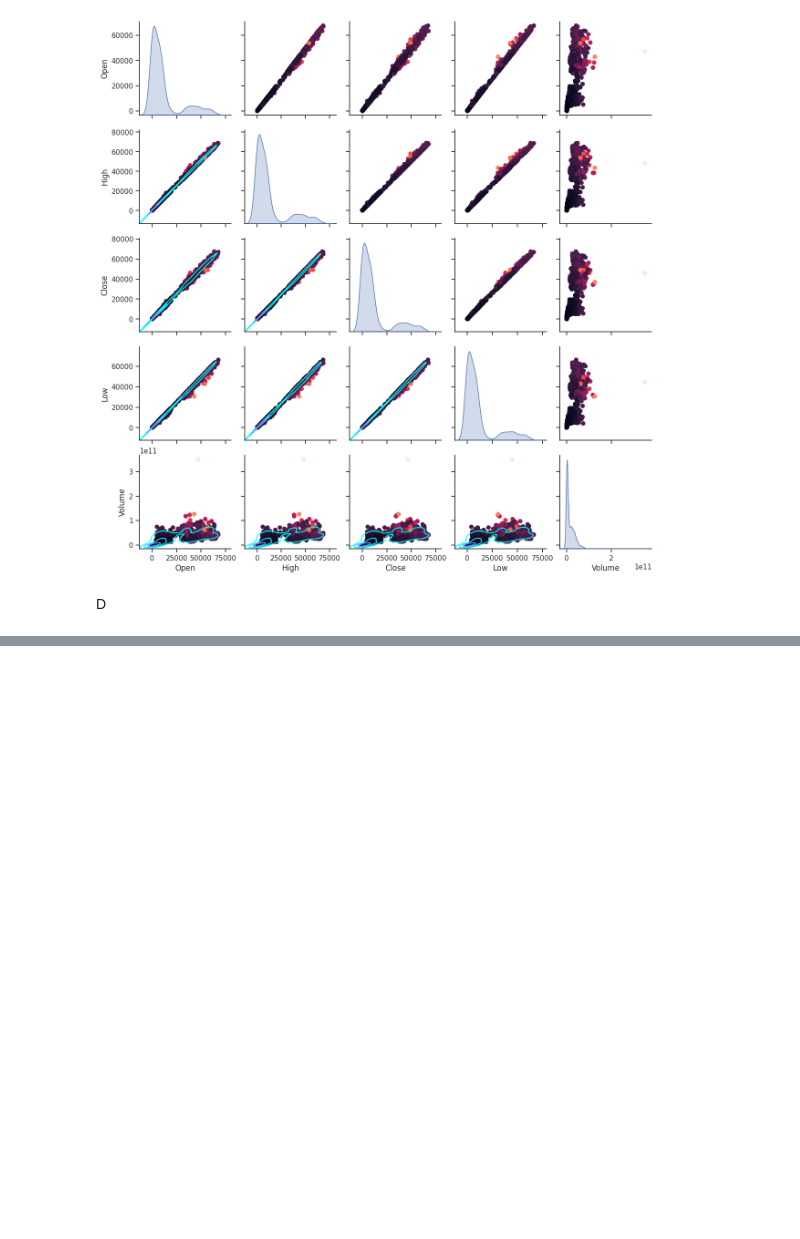
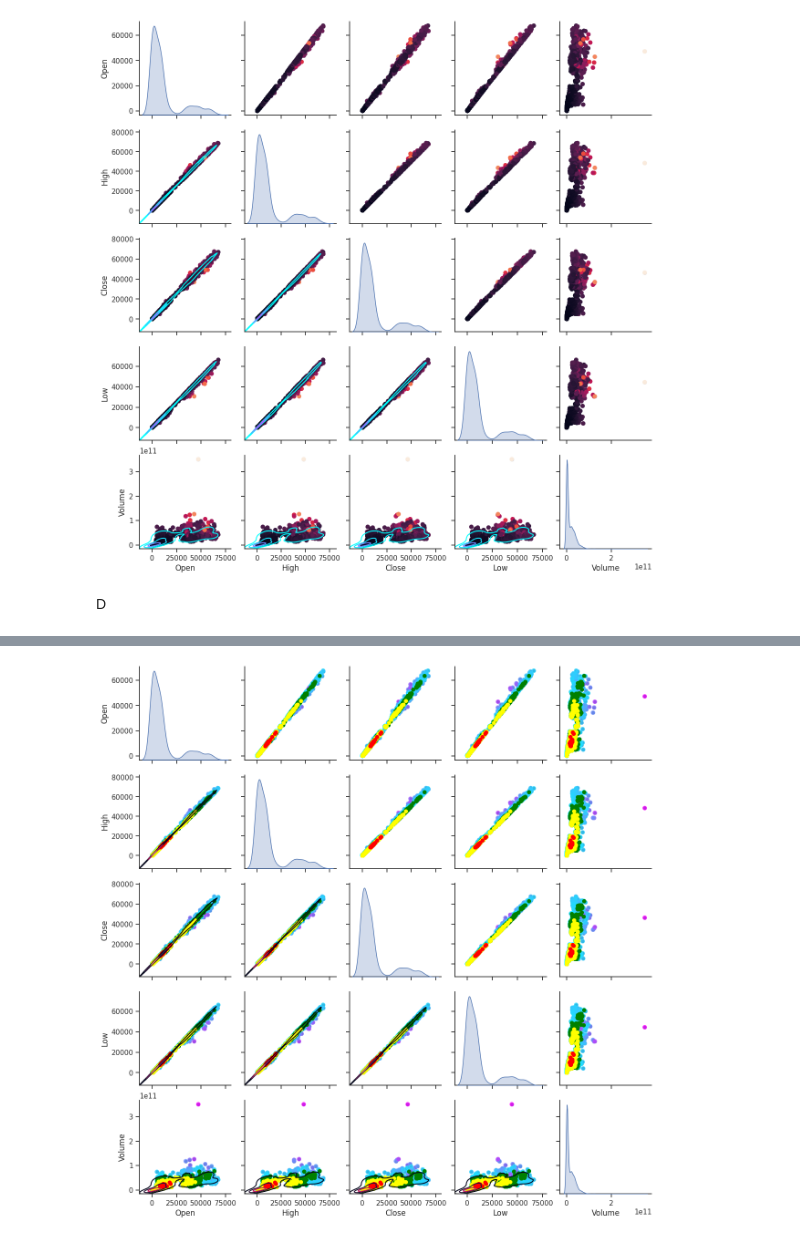
Before and after one commit to maestria-ds-eafit/Algebra_Taller2_Camilo_David, a Jupyter notebook: problem2.ipynb, the cells around one changed output, grey strips where cells are left out. Drawn from its saved outputs; the diff is of its cells as text; code cells hidden in the pictures; blank space fills up the shorter version.

```diff
--- a/problem2.ipynb
+++ b/problem2.ipynb
@@ -220,0 +187,55 @@ KeyError: 'A'
+# %%
+vector_medias = data2.mean()
+Z = data2 - vector_medias
+
+# Calcula la matriz inversa de covarianzas
+matriz_covarianzas = data2.cov()
+matriz_cov_inv = np.linalg.inv(matriz_covarianzas)
+
+def mahalanobis_distance(observation, mean, cov_inv):
+    diff = observation - mean
+    return np.sqrt(np.dot(np.dot(diff, cov_inv), diff))
+
+# Calcula las distancias de Mahalanobis para todas las observaciones
+distancias_mahalanobis = Z.apply(lambda row: mahalanobis_distance(row, vector_medias, matriz_cov_inv), axis=1)
+
+# Configura el estilo de seaborn
+sns.set(style="ticks")
+
+# Crea un pair plot
+pair_plot = sns.pairplot(data2, diag_kind="kde")
+
+# Itera sobre los subplots y colorea según la distancia de Mahalanobis
+for i, ax_row in enumerate(pair_plot.axes):
+    for j, ax in enumerate(ax_row):
+        if i != j:
+            x_label = ax.get_xlabel()
+            y_label = ax.get_ylabel()
+            x = data2[x_label]
+            y = data2[y_label]
+
+            # Colorea las observaciones según la distancia de Mahalanobis
+            ax.scatter(x, y, c=distancias_mahalanobis, cmap='cool', alpha=0.7)
+
+            radio = 3
+            bola_indices = distancias_mahalanobis <= radio
+            ax.scatter(x[bola_indices], y[bola_indices], c='green', marker='o', s=30, label='Dentro de la bola')
+            # Identifica la bola de radio 1
+
+            # Identifica la bola de radio 2
+            radio = 2
+            bola_indices = distancias_mahalanobis <= radio
+            ax.scatter(x[bola_indices], y[bola_indices], c='yellow', marker='o', s=30, label='Dentro de la bola')
+            # Identifica la bola de radio 1
+            radio = 1
+            bola_indices = distancias_mahalanobis <= radio
+            ax.scatter(x[bola_indices], y[bola_indices], c='red', marker='o', s=30, label='Dentro de la bola')
+
+
+# Corrige el código para establecer el colormap en las gráficas KDE
+pair_plot.map_lower(sns.kdeplot, levels=4, color="red", cmap=None)
+
+# Muestra la gráfica
+plt.show()
+# %% [output]
+[figure, added]
```
Also changed, not shown: parts of 2 cells of this notebook, 2 other files.
